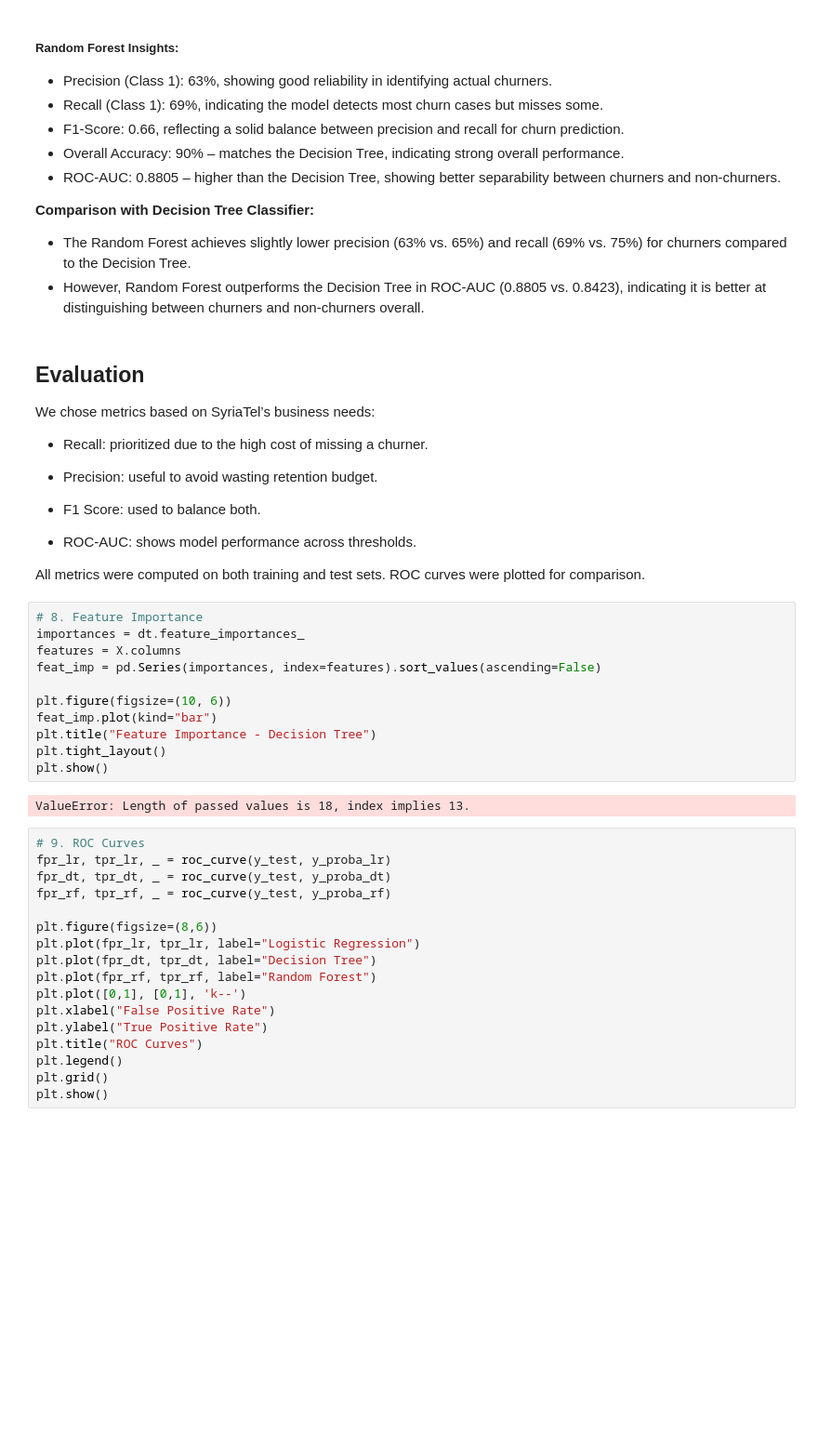
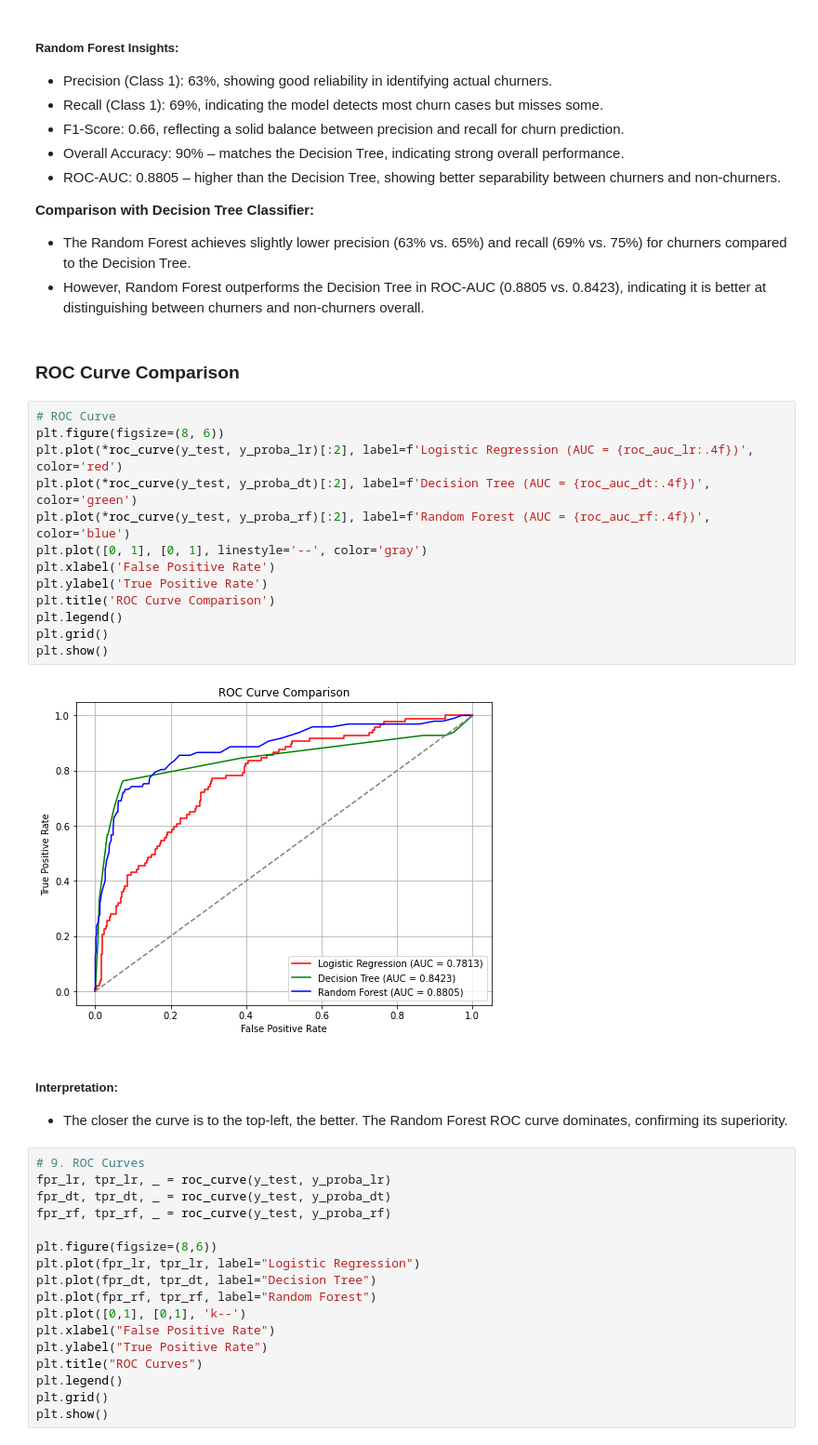
Before and after one commit to Shemnderitu/SyriaTel-Customer-Churn-Project, a Jupyter notebook: churn_prediction.ipynb, the cells around one changed output. Shown at 93% size. Cells and saved outputs as stored; diff of their text form; blank space fills up the shorter version.

Commit message:
ROC Curve Comparison & Feature Relevance(Random Forest)

```diff
--- a/churn_prediction.ipynb
+++ b/churn_prediction.ipynb
@@ -513,31 +513,25 @@ ROC-AUC (Random Forest): 0.8805
 - The Random Forest achieves slightly lower precision (63% vs. 65%) and recall (69% vs. 75%) for churners compared to the Decision Tree.
 - However, Random Forest outperforms the Decision Tree in ROC-AUC (0.8805 vs. 0.8423), indicating it is better at distinguishing between churners and non-churners overall.
 # %% [markdown]
-## Evaluation
-We chose metrics based on SyriaTel’s business needs:
-
-- Recall: prioritized due to the high cost of missing a churner.
-
-- Precision: useful to avoid wasting retention budget.
-
-- F1 Score: used to balance both.
-
-- ROC-AUC: shows model performance across thresholds.
-
-All metrics were computed on both training and test sets. ROC curves were plotted for comparison.
+### ROC Curve Comparison
 # %%
-# 8. Feature Importance
-importances = dt.feature_importances_
-features = X.columns
-feat_imp = pd.Series(importances, index=features).sort_values(ascending=False)
-
-plt.figure(figsize=(10, 6))
-feat_imp.plot(kind="bar")
-plt.title("Feature Importance - Decision Tree")
-plt.tight_layout()
+# ROC Curve
+plt.figure(figsize=(8, 6))
+plt.plot(*roc_curve(y_test, y_proba_lr)[:2], label=f'Logistic Regression (AUC = {roc_auc_lr:.4f})', color='red')
+plt.plot(*roc_curve(y_test, y_proba_dt)[:2], label=f'Decision Tree (AUC = {roc_auc_dt:.4f})', color='green')
+plt.plot(*roc_curve(y_test, y_proba_rf)[:2], label=f'Random Forest (AUC = {roc_auc_rf:.4f})', color='blue')
+plt.plot([0, 1], [0, 1], linestyle='--', color='gray')
+plt.xlabel('False Positive Rate')
+plt.ylabel('True Positive Rate')
+plt.title('ROC Curve Comparison')
+plt.legend()
+plt.grid()
 plt.show()
 # %% [output]
-ValueError: Length of passed values is 18, index implies 13.
+[figure, added]
+# %% [markdown]
+##### Interpretation:
+- The closer the curve is to the top-left, the better. The Random Forest ROC curve dominates, confirming its superiority.
 # %%
 # 9. ROC Curves
 fpr_lr, tpr_lr, _ = roc_curve(y_test, y_proba_lr)
```
Also changed, not shown: parts of 3 cells of this notebook.
